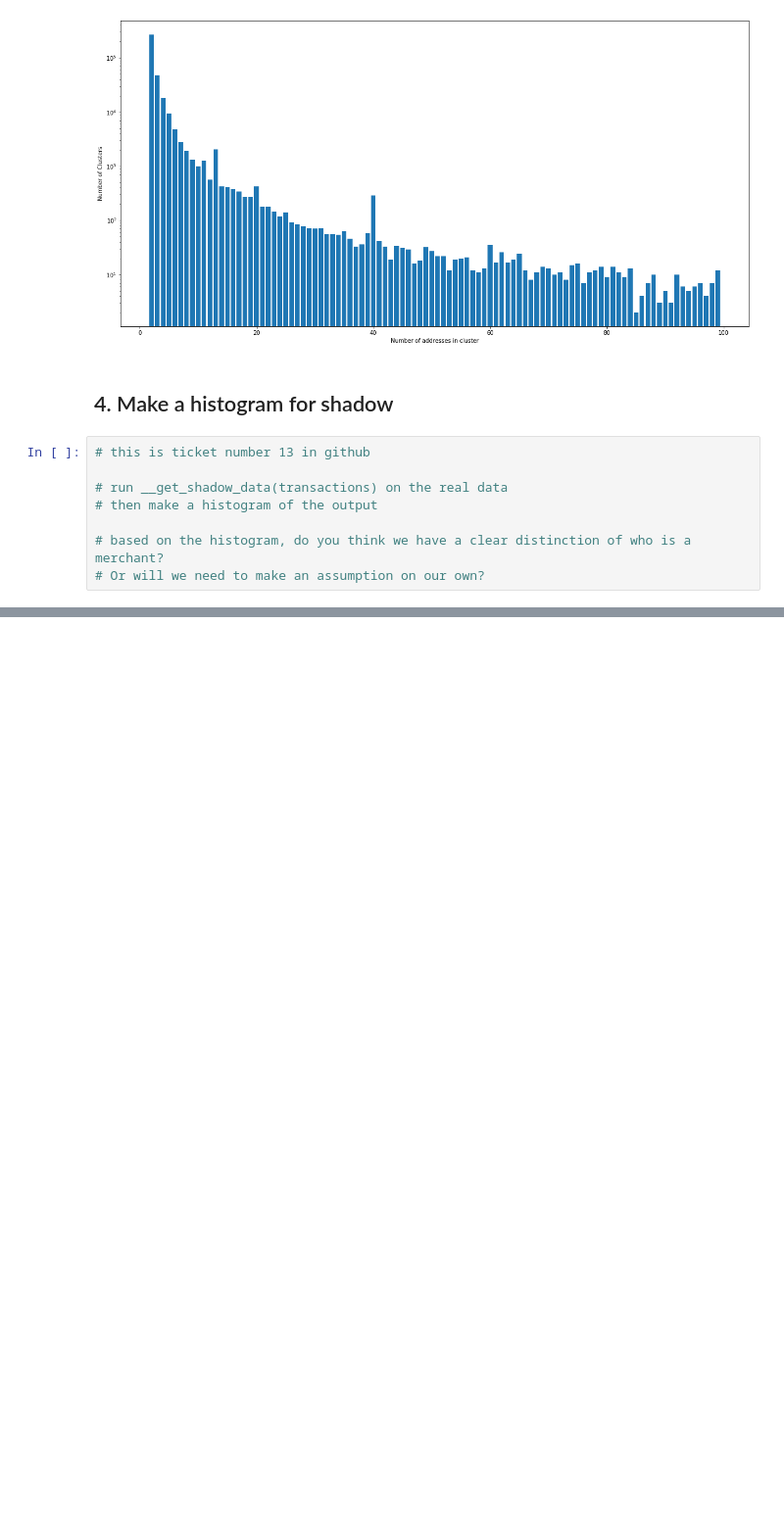
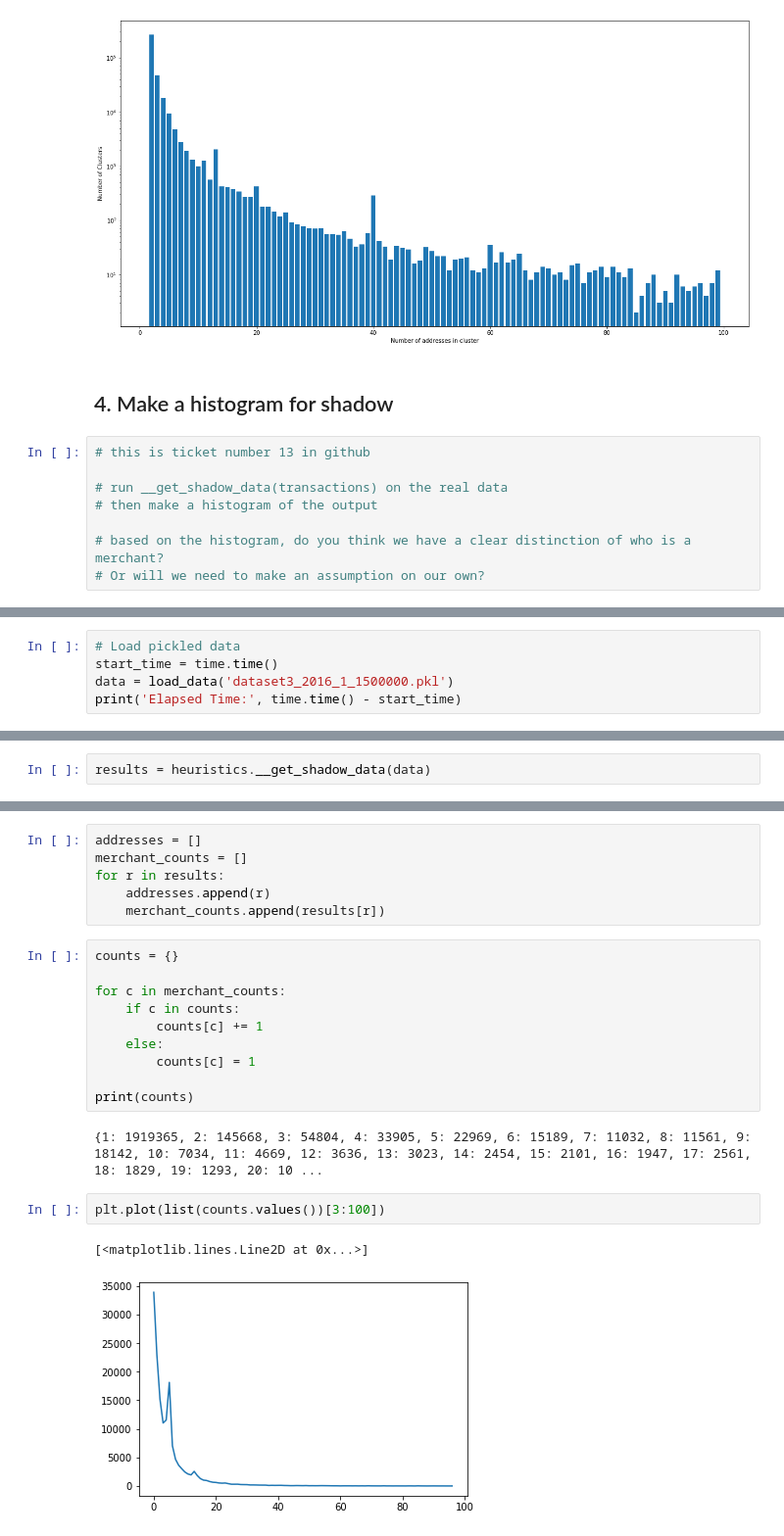
Before and after one commit to tjm165/de-anonymization-of-bitcoin, a Jupyter notebook: Example.ipynb, the cells around one changed output, grey strips where cells are left out. Shown at 98% size. Saved outputs shown, nothing was run; the diff lists cells and outputs as text; blank space fills up the shorter version.

Commit message:
shadow exploration

```diff
--- a/Example.ipynb
+++ b/Example.ipynb
@@ -127,0 +124,5 @@ Not a big deal for rn if you cant get it though
+# %%
+# Load pickled data
+start_time = time.time()
+data = load_data('dataset3_2016_1_1500000.pkl')
+print('Elapsed Time:', time.time() - start_time)
@@ -127,0 +131,2 @@ Not a big deal for rn if you cant get it though
+# %%
+results = heuristics.__get_shadow_data(data)
@@ -127,0 +153,23 @@ Not a big deal for rn if you cant get it though
+# %%
+addresses = []
+merchant_counts = []
+for r in results:
+    addresses.append(r)
+    merchant_counts.append(results[r])
+# %%
+counts = {}
+
+for c in merchant_counts:
+    if c in counts:
+        counts[c] += 1
+    else:
+        counts[c] = 1
+
+print(counts)
+# %% [output]
+{1: 1919365, 2: 145668, 3: 54804, 4: 33905, 5: 22969, 6: 15189, 7: 11032, 8: 11561, 9: 18142, 10: 7034, 11: 4669, 12: 3636, 13: 3023, 14: 2454, 15: 2101, 16: 1947, 17: 2561, 18: 1829, 19: 1293, 20: 10 ...
+# %%
+plt.plot(list(counts.values())[3:100])
+# %% [output]
+[<matplotlib.lines.Line2D at 0x...>]
+[figure, added]
```
Also changed, not shown: parts of 8 cells of this notebook.
